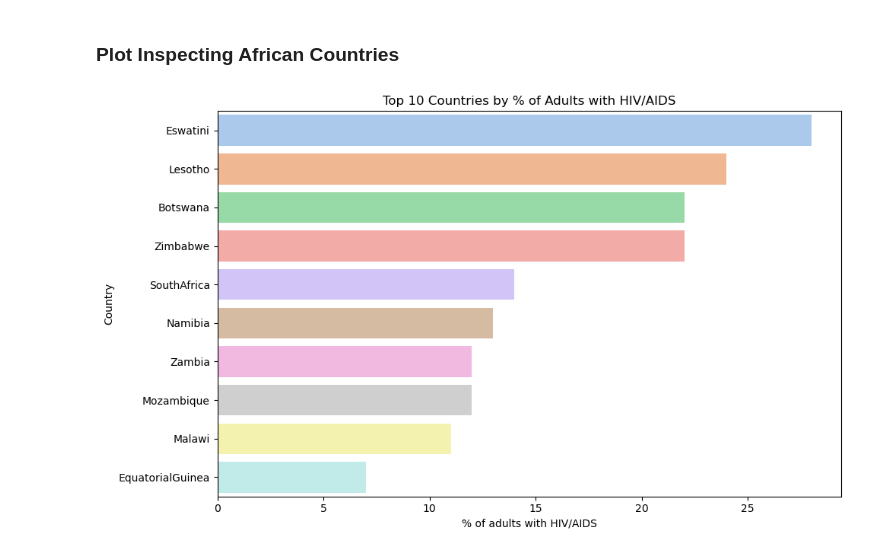
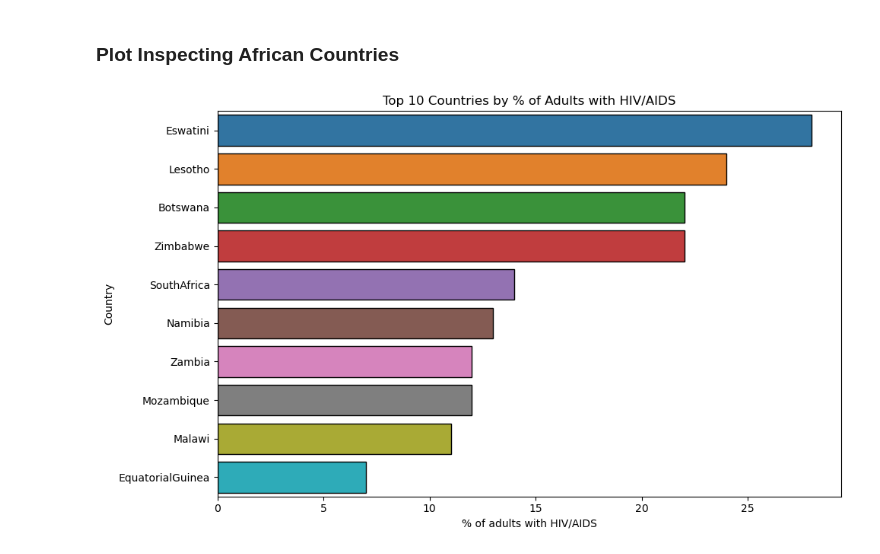
Before and after one commit to KofiBartonByfield/Blog-Code, a Jupyter notebook: Blog Notebook.ipynb, the cells around one changed output. Drawn from its saved outputs; the diff is of its cells as text; code cells hidden in the pictures.

Commit message:
Plot fixes
also Images Update

```diff
--- a/Blog Notebook.ipynb
+++ b/Blog Notebook.ipynb
@@ -364,22 +341,23 @@ fig.show()
 # %%
 
 # Select top 10 countries by % of adults with HIV/AIDS
 top_ten = merged_df.head(10).astype(int)
 
 # Plotting
 plt.figure(figsize=(10, 6))
 sns.barplot(data=top_ten,
             x='% of adults with HIV/AIDS',
             y=top_ten.index,  # Using the index directly here
-            palette='pastel')
+            palette='tab10',
+            edgecolor='black')
 
 plt.title('Top 10 Countries by % of Adults with HIV/AIDS')
 plt.xlabel('% of adults with HIV/AIDS')
 plt.ylabel('Country')
 
 # Show plot
 plt.tight_layout()
 plt.savefig(r'Images/Top_10_percent_HIV.png')
 plt.show()
 # %% [output]
-[figure, old version]
+[figure, new version]
```
Also changed, not shown: parts of 3 cells of this notebook, 4 other files.
